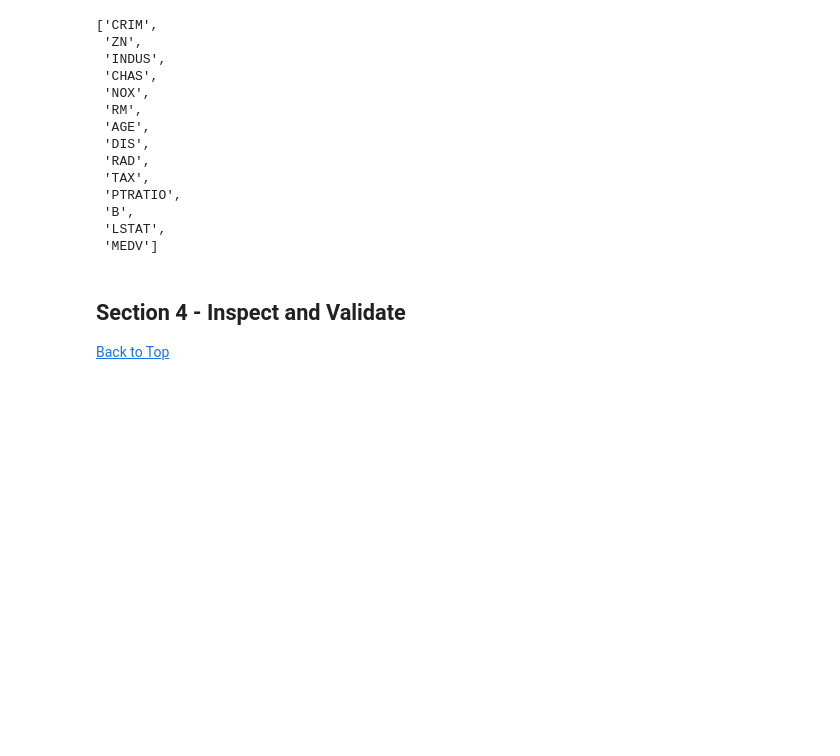
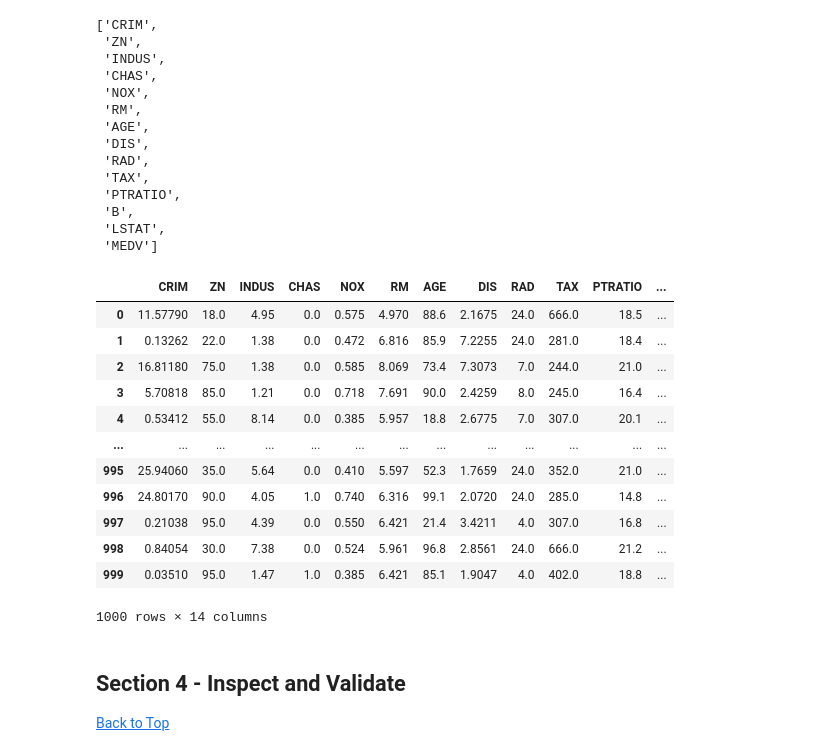
Before and after one commit to KwanBlogDSexamples/SyntheticData_BasicExample, a Jupyter notebook: SyntheticData_BasicExample.ipynb, the cells around one changed output. Cells and saved outputs as stored; diff of their text form; code cells hidden in the pictures; blank space fills up the shorter version.

```diff
--- a/SyntheticData_BasicExample.ipynb
+++ b/SyntheticData_BasicExample.ipynb
@@ -90,6 +90,22 @@ ctgan.fit(boston, discrete_columns)
 # %%
 # Synthetic copy
 samples = ctgan.sample(1000)
+# %%
+samples
+# %% [output]
+|  | CRIM | ZN | INDUS | CHAS | NOX | RM | AGE | DIS | RAD | TAX | PTRATIO | ... |
+| 0 | 11.57790 | 18.0 | 4.95 | 0.0 | 0.575 | 4.970 | 88.6 | 2.1675 | 24.0 | 666.0 | 18.5 | ... |
+| 1 | 0.13262 | 22.0 | 1.38 | 0.0 | 0.472 | 6.816 | 85.9 | 7.2255 | 24.0 | 281.0 | 18.4 | ... |
+| 2 | 16.81180 | 75.0 | 1.38 | 0.0 | 0.585 | 8.069 | 73.4 | 7.3073 | 7.0 | 244.0 | 21.0 | ... |
+| 3 | 5.70818 | 85.0 | 1.21 | 0.0 | 0.718 | 7.691 | 90.0 | 2.4259 | 8.0 | 245.0 | 16.4 | ... |
+| 4 | 0.53412 | 55.0 | 8.14 | 0.0 | 0.385 | 5.957 | 18.8 | 2.6775 | 7.0 | 307.0 | 20.1 | ... |
+| ... | ... | ... | ... | ... | ... | ... | ... | ... | ... | ... | ... | ... |
+| 995 | 25.94060 | 35.0 | 5.64 | 0.0 | 0.410 | 5.597 | 52.3 | 1.7659 | 24.0 | 352.0 | 21.0 | ... |
+| 996 | 24.80170 | 90.0 | 4.05 | 1.0 | 0.740 | 6.316 | 99.1 | 2.0720 | 24.0 | 285.0 | 14.8 | ... |
+| 997 | 0.21038 | 95.0 | 4.39 | 0.0 | 0.550 | 6.421 | 21.4 | 3.4211 | 4.0 | 307.0 | 16.8 | ... |
+| 998 | 0.84054 | 30.0 | 7.38 | 0.0 | 0.524 | 5.961 | 96.8 | 2.8561 | 24.0 | 666.0 | 21.2 | ... |
+| 999 | 0.03510 | 95.0 | 1.47 | 1.0 | 0.385 | 6.421 | 85.1 | 1.9047 | 4.0 | 402.0 | 18.8 | ... |
+1000 rows × 14 columns
 # %%
 samples=samples.drop_duplicates()
 # %% [markdown]
```
Also changed, not shown: parts of 1 cell of this notebook.
